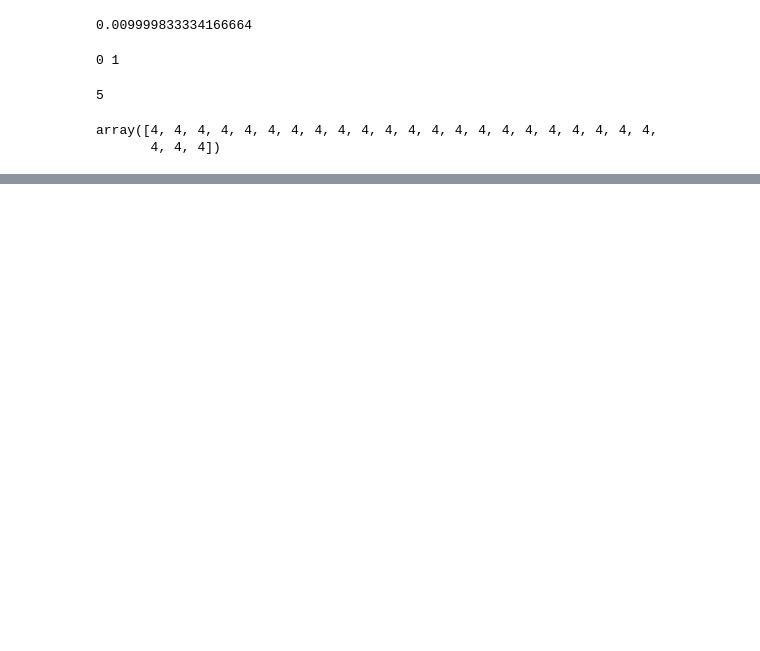
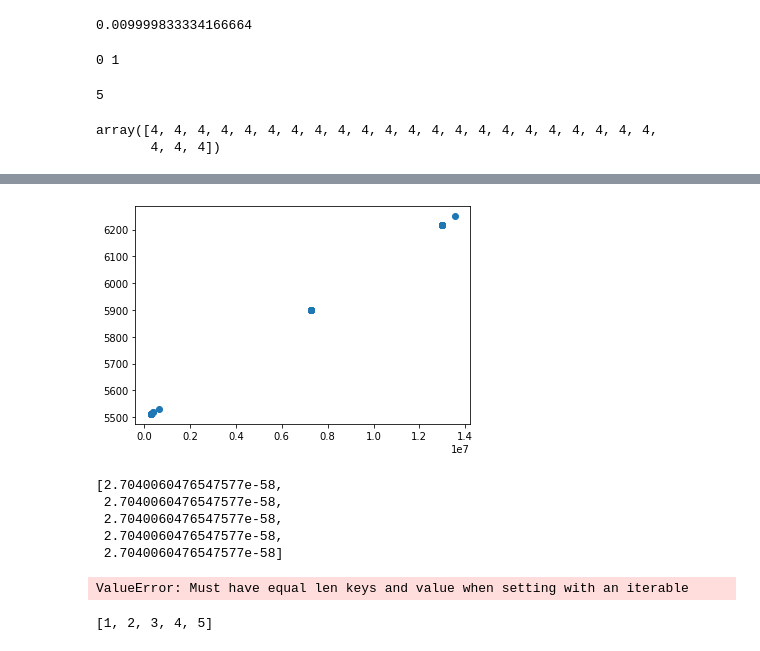
Before and after one commit to VenkataPrasad97/Practice, a Jupyter notebook: MTech project/MOSEO_parts.ipynb, the cells around one changed output, grey strips where cells are left out. Drawn from its saved outputs; the diff is of its cells as text; code cells hidden in the pictures; blank space fills up the shorter version.

```diff
--- a/MTech project/MOSEO_parts.ipynb
+++ b/MTech project/MOSEO_parts.ipynb
@@ -817,0 +801,13 @@ plt.show()
+# %%
+plt.scatter(paretocost1,paretocost2)
+plt.show()
+# %% [output]
+[figure, added]
+# %%
+persons_df.iloc[attacker_index,0]
+# %% [output]
+[2.7040060476547577e-58,
+ 2.7040060476547577e-58,
+ 2.7040060476547577e-58,
+ 2.7040060476547577e-58,
+ 2.7040060476547577e-58]
@@ -817,0 +820,8 @@ plt.show()
+# %%
+persons_df.iloc[attacker_index,0]=persons_df.iloc[defender_index,0]
+# %% [output]
+ValueError: Must have equal len keys and value when setting with an iterable
+# %%
+persons_df.iloc[attacker_index,0]
+# %% [output]
+[1, 2, 3, 4, 5]
```
Also changed, not shown: parts of 15 cells of this notebook.
